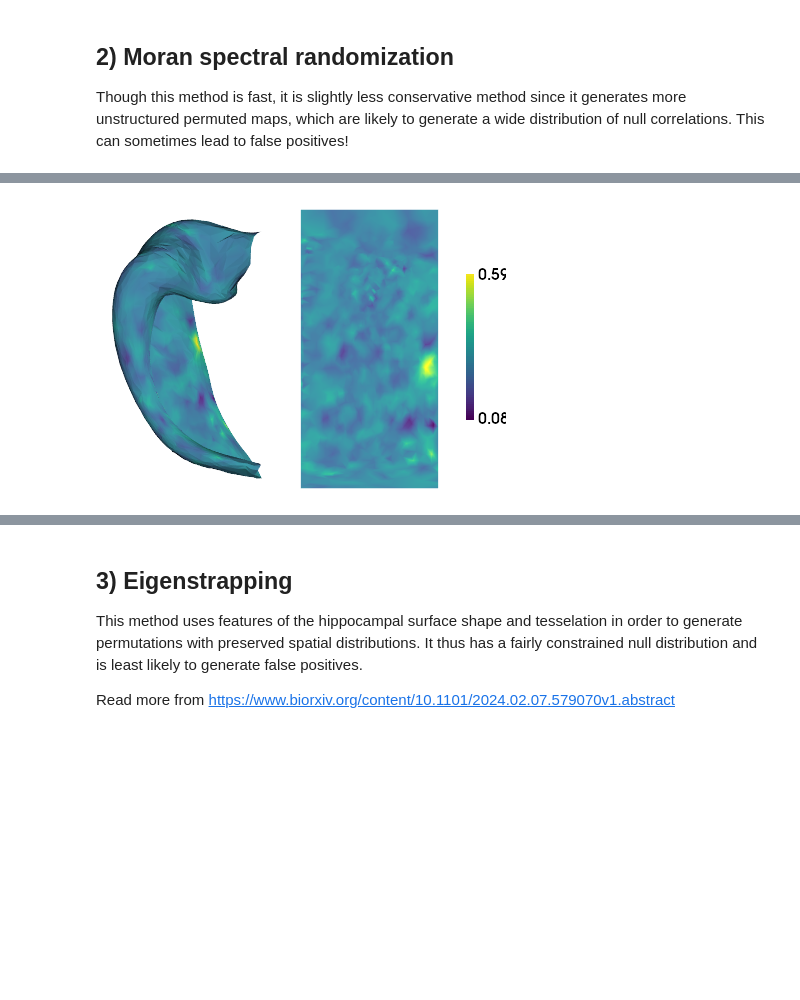
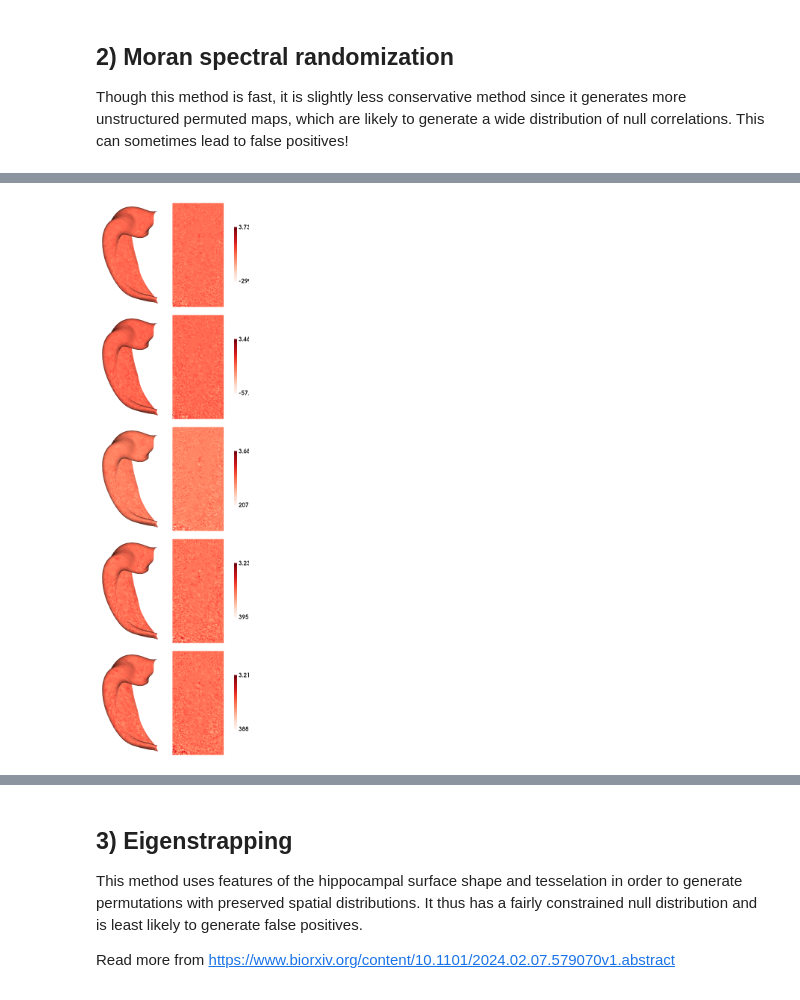
Before and after one commit to jordandekraker/hippomaps, a Jupyter notebook: hippomaps/demos/example_permutationTest.ipynb, the cells around one changed output, grey strips where cells are left out. Cells and saved outputs as stored; diff of their text form; code cells hidden in the pictures; blank space fills up the shorter version.

```diff
--- a/hippomaps/demos/example_permutationTest.ipynb
+++ b/hippomaps/demos/example_permutationTest.ipynb
@@ -92,8 +95,8 @@ print(f'correlation 2 R: {r_obs2}, p: {pval2}')
 # %%
 #Visualize a random permuted unfolded map
-hm.plotting.surfplot_canonical_foldunfold(permutedimgs1[,:5], hemis=['L'], labels=['hipp'], den=den, unfoldAPrescale=True, embed_nb=True, color_bar='right', share='row', cmap='Reds')
+hm.plotting.surfplot_canonical_foldunfold(permutedimgs1[:,:5], hemis=['L'], labels=['hipp'], den=den, unfoldAPrescale=True, embed_nb=True, color_bar='right', share='row', cmap='Reds')
 # %% [output]
-[figure, old version]
+[figure, new version]
 # %%
 fig, ax = plt.subplots(figsize=(5,9), nrows=2, ncols=1)
 
```
Also changed, not shown: parts of 5 cells of this notebook.
